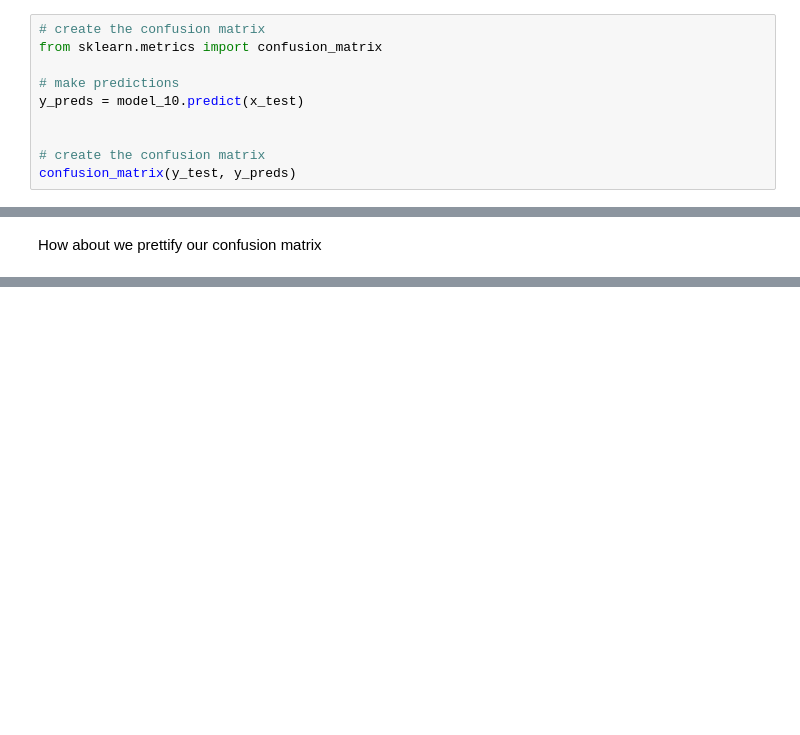
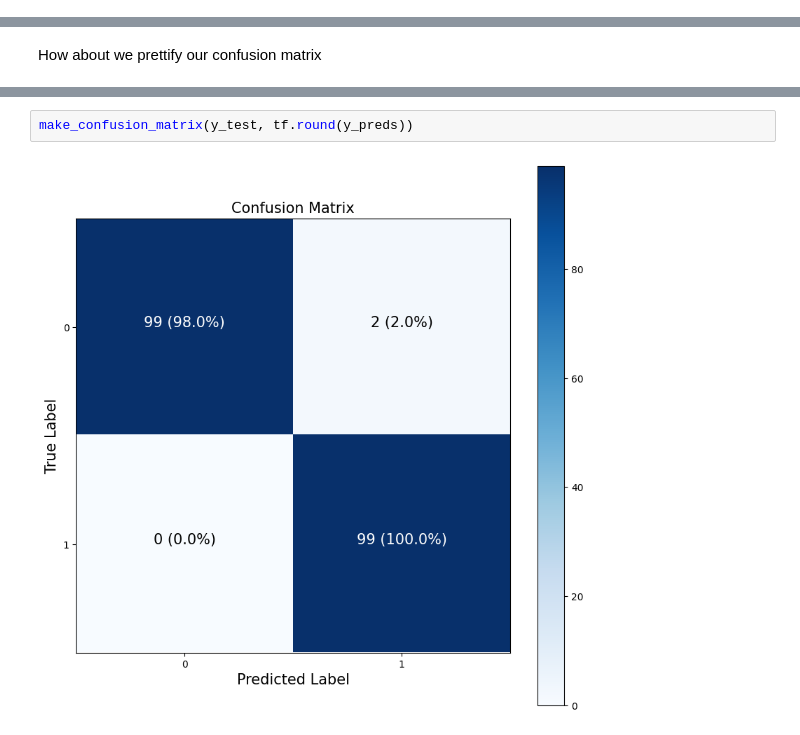
Before and after one commit to RobertoRosa7/curso-tensorflow, a Jupyter notebook: tensorflow_zero_to_master/neural_network_classification.ipynb, the cells around one changed output, grey strips where cells are left out. Saved outputs shown, nothing was run; the diff lists cells and outputs as text; blank space fills up the shorter version.

```diff
--- a/tensorflow_zero_to_master/neural_network_classification.ipynb
+++ b/tensorflow_zero_to_master/neural_network_classification.ipynb
@@ -851,11 +851 @@ Model loss on the test set: 3.74%
 Modl accuracy on the test set: 99.00%
-# %%
-# create the confusion matrix
-from sklearn.metrics import confusion_matrix
-
-# make predictions
-y_preds = model_10.predict(x_test)
-
-
-# create the confusion matrix
-confusion_matrix(y_test, y_preds)
@@ -959,0 +949,4 @@ for i, j in itertools.product(range(cm.shape[0]), range(cm.shape[1])):
+# %%
+make_confusion_matrix(y_test, tf.round(y_preds))
+# %% [output]
+[figure, added]
```
Also changed, not shown: parts of 65 cells of this notebook.
